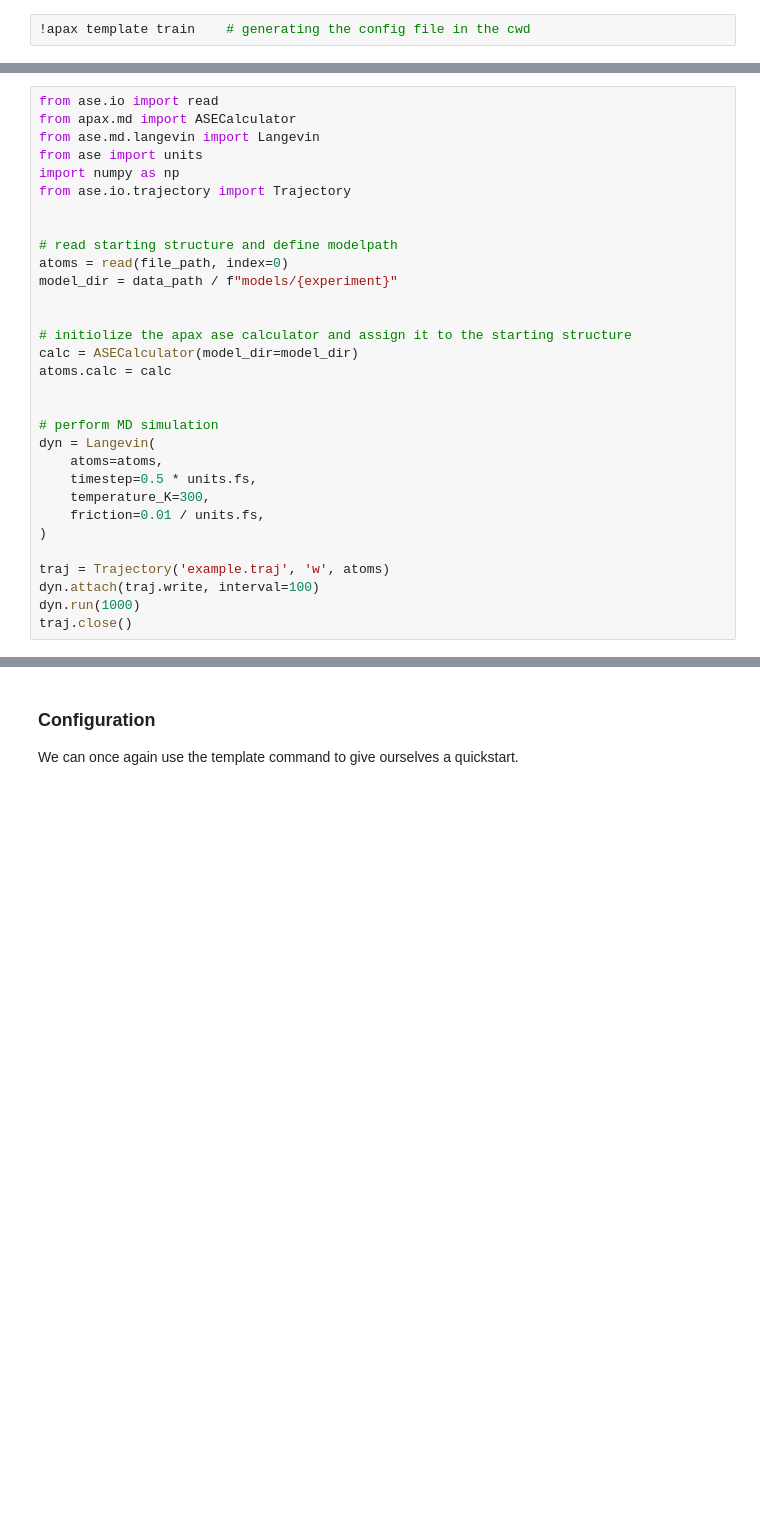
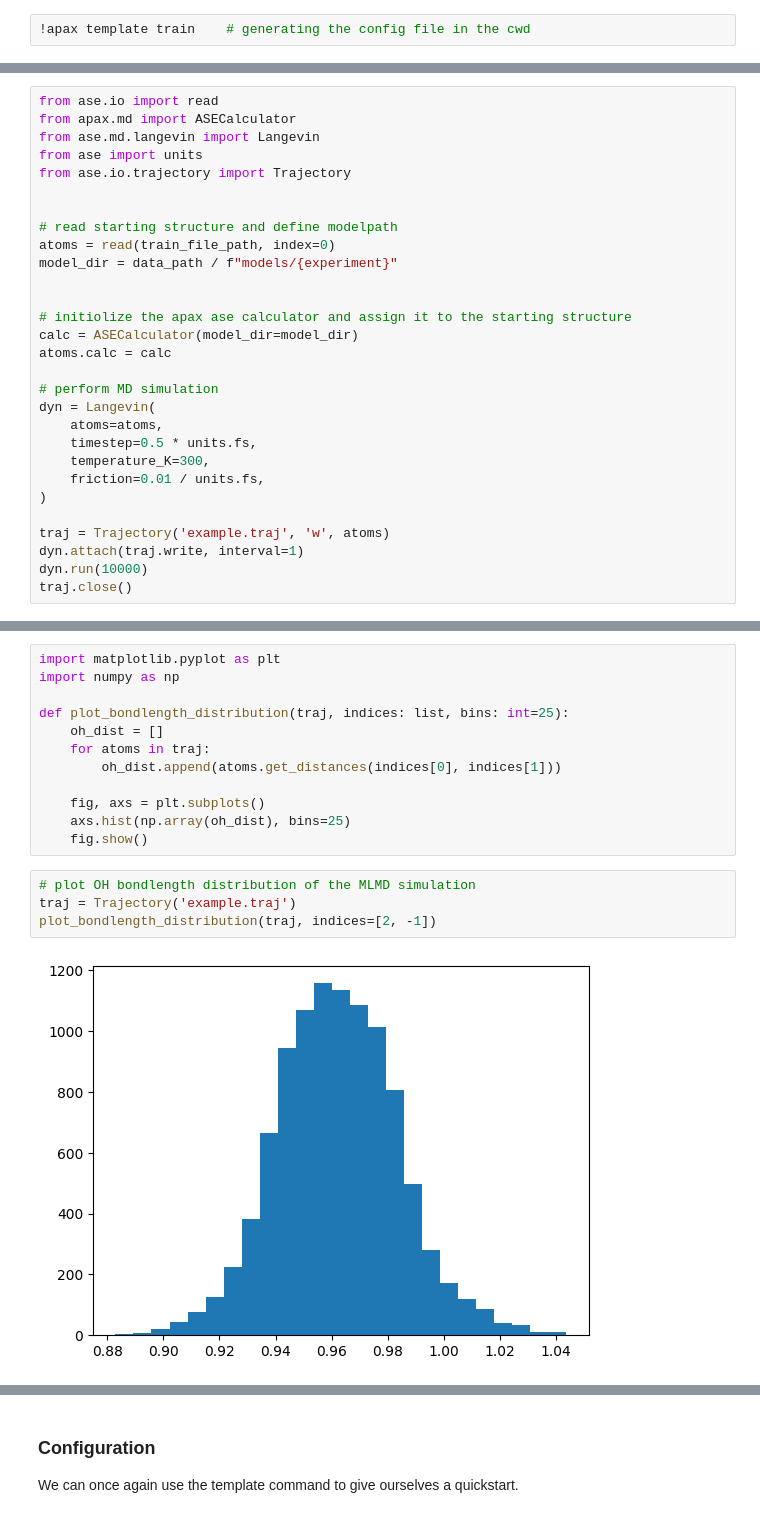
Before and after one commit to apax-hub/apax, a Jupyter notebook: examples/02_Molecular_Dynamics.ipynb, the cells around one changed output, grey strips where cells are left out. Cells and saved outputs as stored; diff of their text form; blank space fills up the shorter version.

Commit message:
update: examples

```diff
--- a/examples/02_Molecular_Dynamics.ipynb
+++ b/examples/02_Molecular_Dynamics.ipynb
@@ -66,19 +73,17 @@ from ase.io import read
 from apax.md import ASECalculator
 from ase.md.langevin import Langevin
 from ase import units
-import numpy as np
 from ase.io.trajectory import Trajectory
 
 
 # read starting structure and define modelpath
-atoms = read(file_path, index=0)
+atoms = read(train_file_path, index=0)
 model_dir = data_path / f"models/{experiment}"
 
 
 # initiolize the apax ase calculator and assign it to the starting structure
 calc = ASECalculator(model_dir=model_dir)
 atoms.calc = calc
-
 
 # perform MD simulation
 dyn = Langevin(
@@ -89,6 +94,6 @@ dyn = Langevin(
 )
 
 traj = Trajectory('example.traj', 'w', atoms)
-dyn.attach(traj.write, interval=100)
-dyn.run(1000)
+dyn.attach(traj.write, interval=1)
+dyn.run(10000)
 traj.close()
@@ -95,3 +102,21 @@ traj.close()
+# %%
+import matplotlib.pyplot as plt
+import numpy as np
+
+def plot_bondlength_distribution(traj, indices: list, bins: int=25):
+    oh_dist = []
+    for atoms in traj:
+        oh_dist.append(atoms.get_distances(indices[0], indices[1]))
+
+    fig, axs = plt.subplots()
+    axs.hist(np.array(oh_dist), bins=25)
+    fig.show()
+# %%
+# plot OH bondlength distribution of the MLMD simulation
+traj = Trajectory('example.traj')
+plot_bondlength_distribution(traj, indices=[2, -1])
+# %% [output]
+[figure, added]
 # %% [markdown]
 ## JaxMD
 
```
Also changed, not shown: parts of 12 cells of this notebook, 2 other files.
